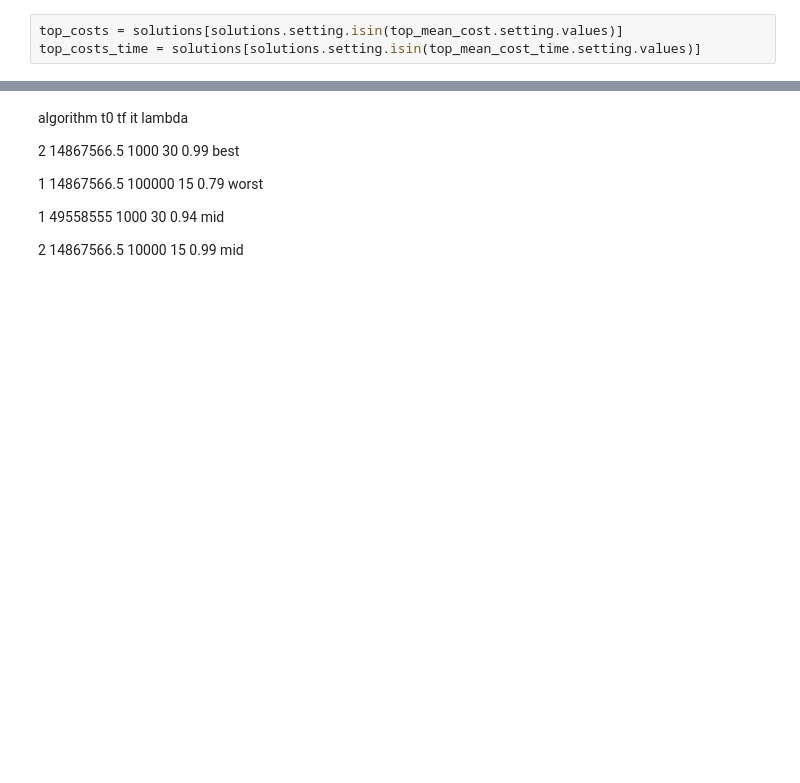
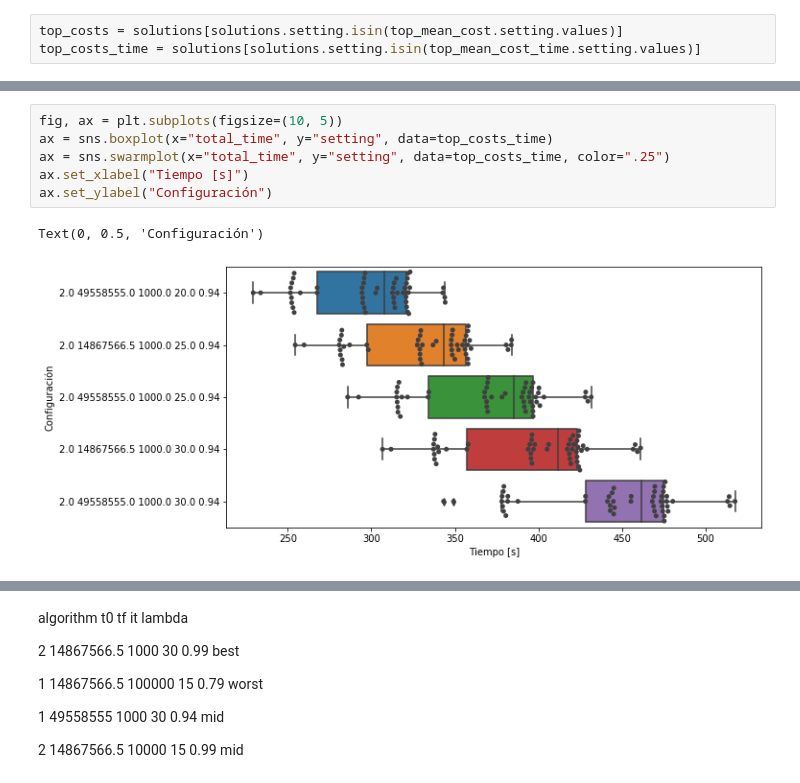
Before and after one commit to JavierArredondo/min-cost-flow, a Jupyter notebook: notebooks/analysis.ipynb, the cells around one changed output, grey strips where cells are left out. Saved outputs shown, nothing was run; the diff lists cells and outputs as text; blank space fills up the shorter version.

```diff
--- a/notebooks/analysis.ipynb
+++ b/notebooks/analysis.ipynb
@@ -125,3 +158,12 @@ ax = sns.swarmplot(x="cost", y="setting", data=top_costs, color=".25")
+# %%
+fig, ax = plt.subplots(figsize=(10, 5))
+ax = sns.boxplot(x="total_time", y="setting", data=top_costs_time)
+ax = sns.swarmplot(x="total_time", y="setting", data=top_costs_time, color=".25")
+ax.set_xlabel("Tiempo [s]")
+ax.set_ylabel("Configuración")
+# %% [output]
+Text(0, 0.5, 'Configuración')
+[figure, added]
 # %%
 fig, ax = plt.subplots(figsize=(15, 10))
 ax = sns.boxplot(x="cost", y="setting", data=top_costs_time)
```
Also changed, not shown: parts of 25 cells of this notebook, 47 other files.
